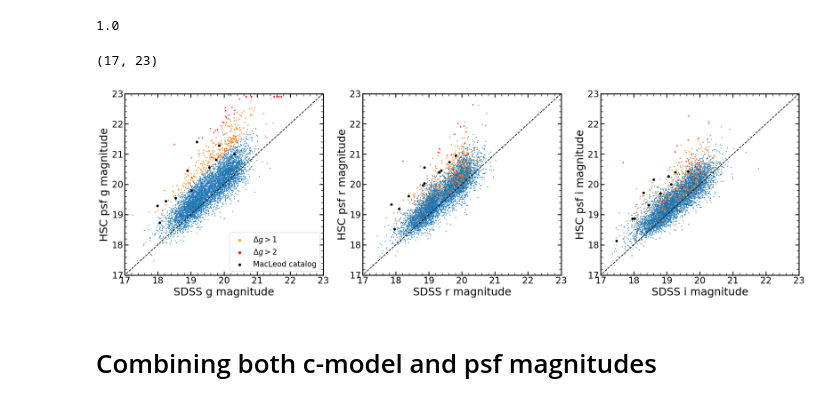
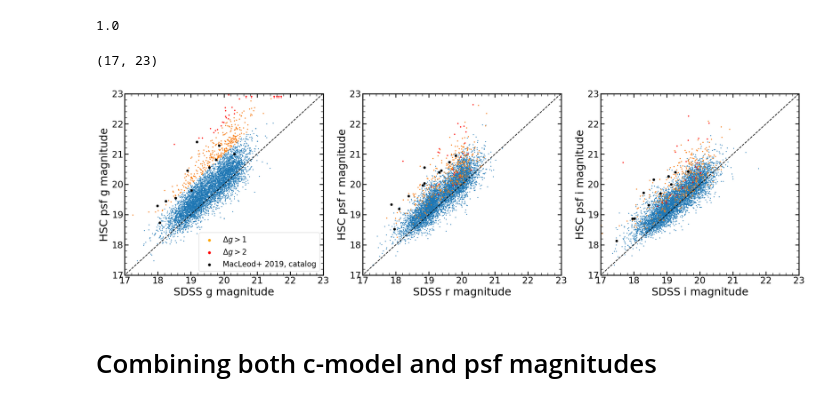
Before and after one commit to nevencaplar/Variability, a Jupyter notebook: HSC/HSC_Changed_QSO.ipynb, the cells around one changed output. Cells and saved outputs as stored; diff of their text form; code cells hidden in the pictures.

```diff
--- a/HSC/HSC_Changed_QSO.ipynb
+++ b/HSC/HSC_Changed_QSO.ipynb
@@ -467,7 +467,7 @@ plt.scatter(matched_array_MacLeod_SDSS[:,3],matched_array_MacLeod_SDSS[:,17],s=2
 
 plt.scatter([], [], c='orange', s=25,label='$\Delta g>1$')
 plt.scatter([], [], c='red',  s=25,label='$\Delta g>2$')
-plt.scatter([], [], c='black', s=25,label='MacLeod catalog')
+plt.scatter([], [], c='black', s=25,label='MacLeod+ 2019, catalog')
 plt.legend(loc=4)
 
 plt.xlabel('SDSS g magnitude')
@@ -476,34 +476,34 @@ plt.plot(range(0,100),range(0,100),color='black',ls='--')
 plt.xlim(17,23)
 plt.ylim(17,23)
 
 plt.subplot(132)
 
 plt.scatter(matched_array_filtered[:,4],matched_array_filtered[:,14+4],s=1)
 plt.scatter(matched_array_filtered[:,4][selection_of_objects_1_mag_dimmer],matched_array_filtered[:,14+4][selection_of_objects_1_mag_dimmer],s=2)
 plt.scatter(matched_array_filtered[:,4][selection_of_objects_2_mag_dimmer],matched_array_filtered[:,14+4][selection_of_objects_2_mag_dimmer],s=3,color='red')
 plt.scatter(matched_array_MacLeod_SDSS[:,5],matched_array_MacLeod_SDSS[:,19],s=20,color='black')
 
 plt.xlabel('SDSS r magnitude')
 plt.ylabel('HSC psf r magnitude')
 plt.plot(range(0,100),range(0,100),color='black',ls='--')
 plt.xlim(17,23)
 plt.ylim(17,23)
 
 plt.subplot(133)
 
 plt.scatter(matched_array_filtered[:,6],matched_array_filtered[:,14+6],s=1)
 plt.scatter(matched_array_filtered[:,6][selection_of_objects_1_mag_dimmer],matched_array_filtered[:,14+6][selection_of_objects_1_mag_dimmer],s=2)
 plt.scatter(matched_array_filtered[:,6][selection_of_objects_2_mag_dimmer],matched_array_filtered[:,14+6][selection_of_objects_2_mag_dimmer],s=3,color='red')
 plt.scatter(matched_array_MacLeod_SDSS[:,7],matched_array_MacLeod_SDSS[:,21],s=20,color='black')
 
 plt.xlabel('SDSS i magnitude')
 plt.ylabel('HSC psf i magnitude')
 plt.plot(range(0,100),range(0,100),color='black',ls='--')
 plt.xlim(17,23)
 plt.ylim(17,23)
 # %% [output]
 (17, 23)
-[figure, old version]
+[figure, new version]
 # %% [markdown]
 # Combining both c-model and psf magnitudes
 # %%
```
Also changed, not shown: 1 other file.
